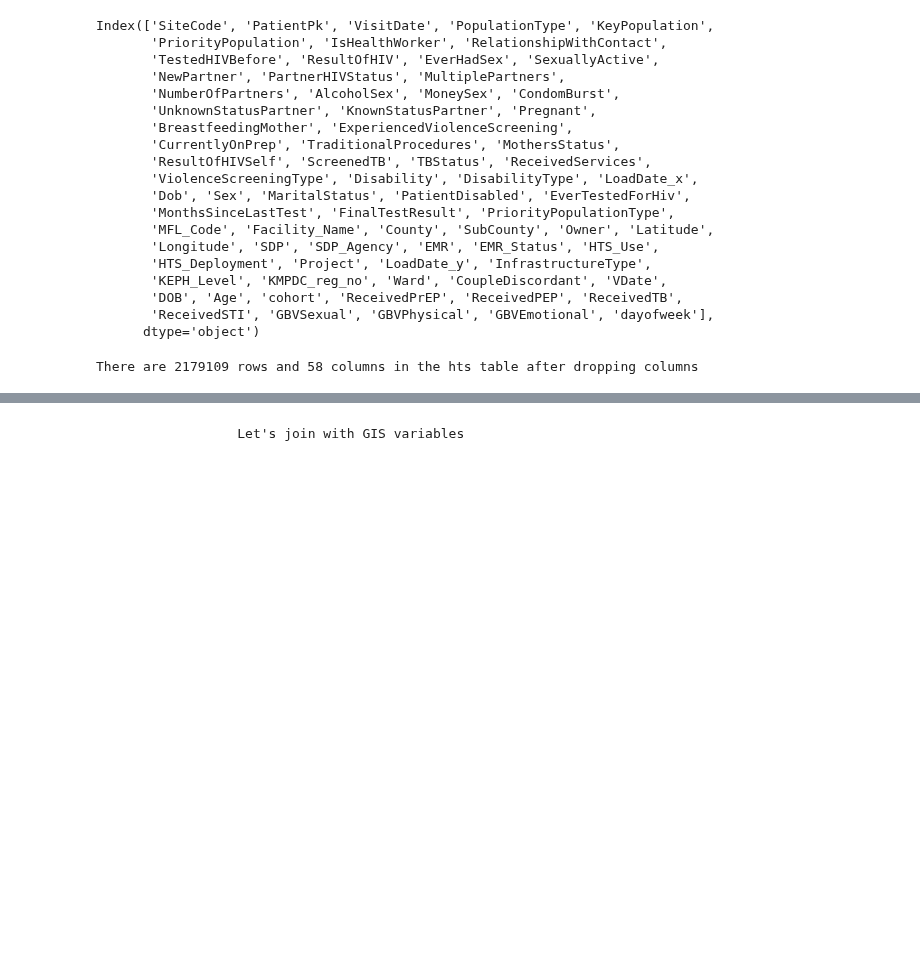
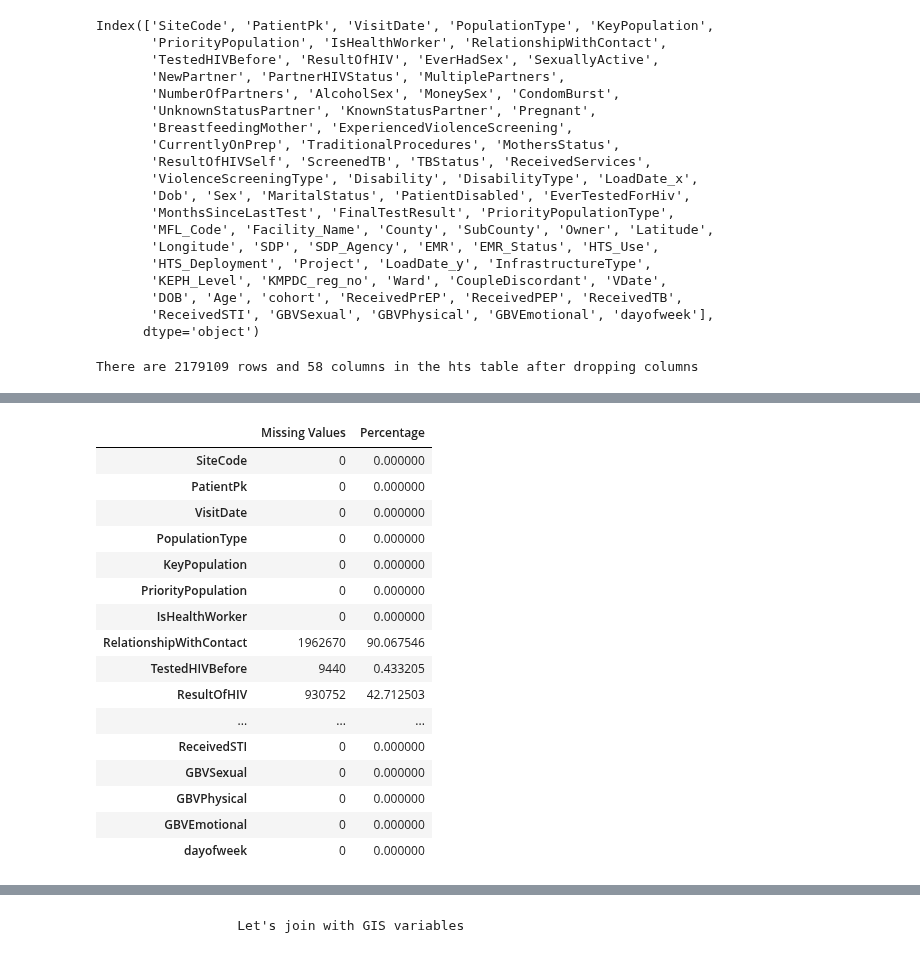
Before and after one commit to FridaOyucho/HTS-Model-, a Jupyter notebook: HTSModelDataPrep26082026.ipynb, the cells around one changed output, grey strips where cells are left out. Saved outputs shown, nothing was run; the diff lists cells and outputs as text; code cells hidden in the pictures; blank space fills up the shorter version.

```diff
--- a/HTSModelDataPrep26082026.ipynb
+++ b/HTSModelDataPrep26082026.ipynb
@@ -2071,0 +2091,24 @@ files.download('hts_cleaned.csv')
+# %%
+#Check missingness in hts dataset
+missing_values = hts.isnull().sum()
+missing_values_percentage = (missing_values / len(hts)) * 100
+missing_values_df = pd.DataFrame({'Missing Values': missing_values, 'Percentage': missing_values_percentage})
+missing_values_df
+# %% [output]
+|  | Missing Values | Percentage |
+| SiteCode | 0 | 0.000000 |
+| PatientPk | 0 | 0.000000 |
+| VisitDate | 0 | 0.000000 |
+| PopulationType | 0 | 0.000000 |
+| KeyPopulation | 0 | 0.000000 |
+| PriorityPopulation | 0 | 0.000000 |
+| IsHealthWorker | 0 | 0.000000 |
+| RelationshipWithContact | 1962670 | 90.067546 |
+| TestedHIVBefore | 9440 | 0.433205 |
+| ResultOfHIV | 930752 | 42.712503 |
+| ... | ... | ... |
+| ReceivedSTI | 0 | 0.000000 |
+| GBVSexual | 0 | 0.000000 |
+| GBVPhysical | 0 | 0.000000 |
+| GBVEmotional | 0 | 0.000000 |
+| dayofweek | 0 | 0.000000 |
```
Also changed, not shown: parts of 4 cells of this notebook.
